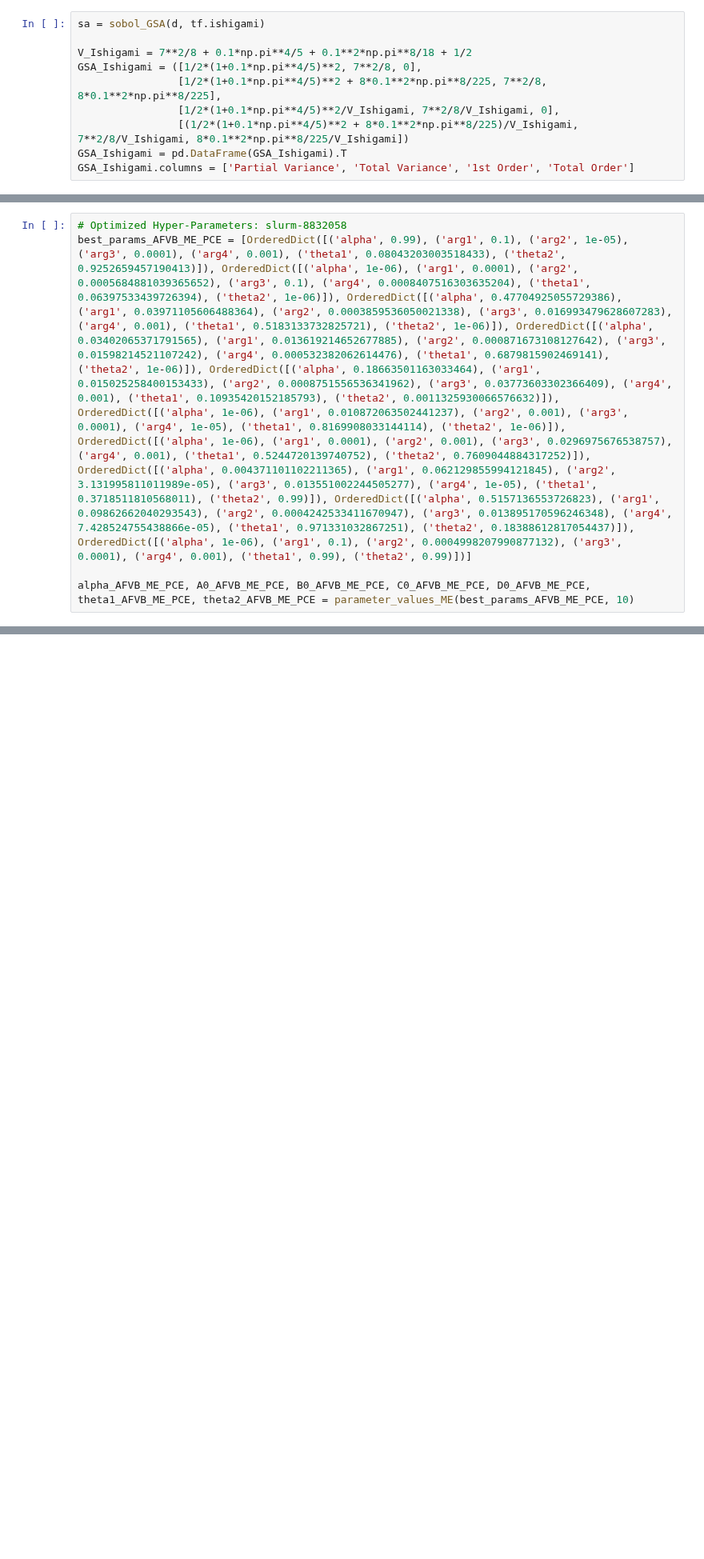
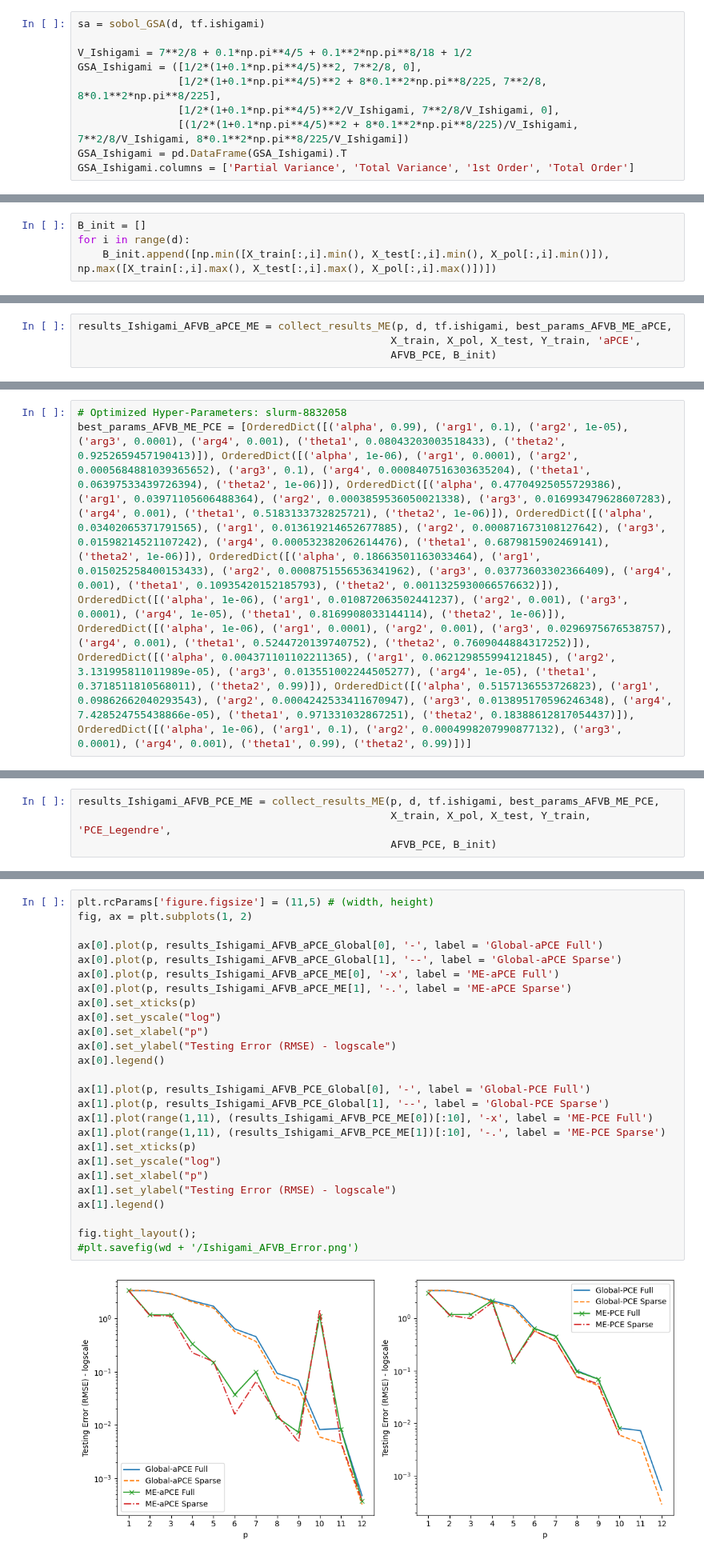
Before and after one commit to IsabelCoronaGuevara/CUDenver-Thesis, a Jupyter notebook: Results_SparseBayesianLearning.ipynb, the cells around one changed output, grey strips where cells are left out. Shown at 80% size. Drawn from its saved outputs; the diff is of its cells as text; blank space fills up the shorter version.

```diff
--- a/Results_SparseBayesianLearning.ipynb
+++ b/Results_SparseBayesianLearning.ipynb
@@ -438,2 +222,6 @@ B_init = [[-np.pi, np.pi], [-np.pi, np.pi], [-np.pi, np.pi]]
+# %%
+B_init = []
+for i in range(d):
+    B_init.append([np.min([X_train[:,i].min(), X_test[:,i].min(), X_pol[:,i].min()]), np.max([X_train[:,i].max(), X_test[:,i].max(), X_pol[:,i].max()])])
 # %%
 # Optimized Hyper-Parameters: slurm-8832063
@@ -537,0 +229,4 @@ plt.legend();
+# %%
+results_Ishigami_AFVB_aPCE_ME = collect_results_ME(p, d, tf.ishigami, best_params_AFVB_ME_aPCE,
+                                                  X_train, X_pol, X_test, Y_train, 'aPCE',
+                                                  AFVB_PCE, B_init)
@@ -543,2 +249,0 @@ best_params_AFVB_ME_PCE = [OrderedDict([('alpha', 0.99), ('arg1', 0.1), ('arg2',
-
-alpha_AFVB_ME_PCE, A0_AFVB_ME_PCE, B0_AFVB_ME_PCE, C0_AFVB_ME_PCE, D0_AFVB_ME_PCE, theta1_AFVB_ME_PCE, theta2_AFVB_ME_PCE = parameter_values_ME(best_params_AFVB_ME_PCE, 10)
@@ -731,0 +250,4 @@ plt.legend();
+# %%
+results_Ishigami_AFVB_PCE_ME = collect_results_ME(p, d, tf.ishigami, best_params_AFVB_ME_PCE,
+                                                  X_train, X_pol, X_test, Y_train, 'PCE_Legendre',
+                                                  AFVB_PCE, B_init)
@@ -731,0 +258,28 @@ plt.legend();
+# %%
+plt.rcParams['figure.figsize'] = (11,5) # (width, height)
+fig, ax = plt.subplots(1, 2)
+
+ax[0].plot(p, results_Ishigami_AFVB_aPCE_Global[0], '-', label = 'Global-aPCE Full')
+ax[0].plot(p, results_Ishigami_AFVB_aPCE_Global[1], '--', label = 'Global-aPCE Sparse')
+ax[0].plot(p, results_Ishigami_AFVB_aPCE_ME[0], '-x', label = 'ME-aPCE Full')
+ax[0].plot(p, results_Ishigami_AFVB_aPCE_ME[1], '-.', label = 'ME-aPCE Sparse')
+ax[0].set_xticks(p)
+ax[0].set_yscale("log")
+ax[0].set_xlabel("p")
+ax[0].set_ylabel("Testing Error (RMSE) - logscale")
+ax[0].legend()
+
+ax[1].plot(p, results_Ishigami_AFVB_PCE_Global[0], '-', label = 'Global-PCE Full')
+ax[1].plot(p, results_Ishigami_AFVB_PCE_Global[1], '--', label = 'Global-PCE Sparse')
+ax[1].plot(range(1,11), (results_Ishigami_AFVB_PCE_ME[0])[:10], '-x', label = 'ME-PCE Full')
+ax[1].plot(range(1,11), (results_Ishigami_AFVB_PCE_ME[1])[:10], '-.', label = 'ME-PCE Sparse')
+ax[1].set_xticks(p)
+ax[1].set_yscale("log")
+ax[1].set_xlabel("p")
+ax[1].set_ylabel("Testing Error (RMSE) - logscale")
+ax[1].legend()
+
+fig.tight_layout();
+#plt.savefig(wd + '/Ishigami_AFVB_Error.png')
+# %% [output]
+[figure, added]
```
Also changed, not shown: parts of 162 cells of this notebook.
